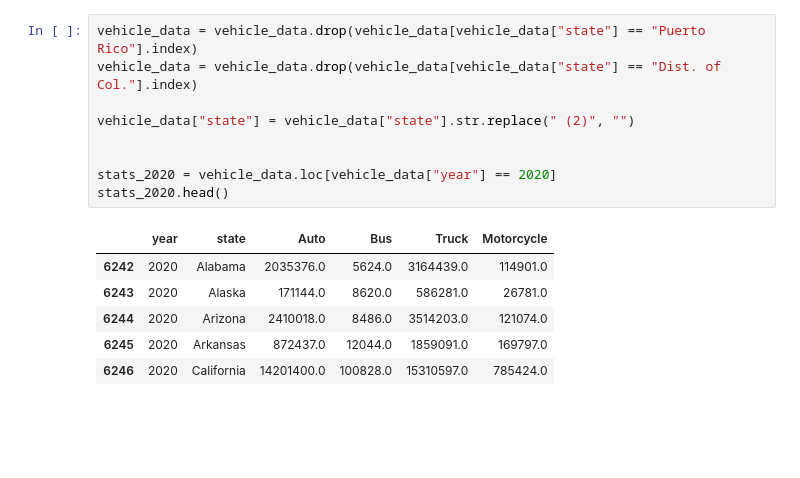
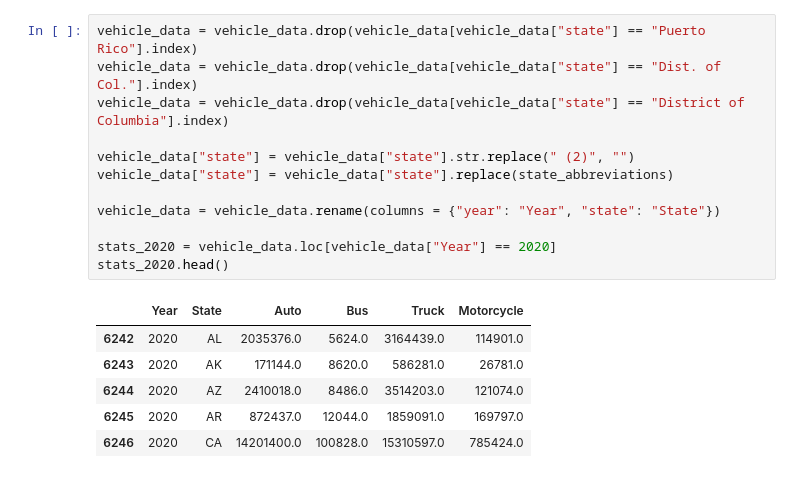
Before and after one commit to Eli80763/data-science-passion-project, a Jupyter notebook: project.ipynb, the cells around one changed output. Drawn from its saved outputs; the diff is of its cells as text; blank space fills up the shorter version.

```diff
--- a/project.ipynb
+++ b/project.ipynb
@@ -11,16 +65,19 @@ vehicle_data = pd.read_csv(file_to_load)
 # %%
 vehicle_data = vehicle_data.drop(vehicle_data[vehicle_data["state"] == "Puerto Rico"].index)
 vehicle_data = vehicle_data.drop(vehicle_data[vehicle_data["state"] == "Dist. of Col."].index)
+vehicle_data = vehicle_data.drop(vehicle_data[vehicle_data["state"] == "District of Columbia"].index)
 
 vehicle_data["state"] = vehicle_data["state"].str.replace(" (2)", "")
+vehicle_data["state"] = vehicle_data["state"].replace(state_abbreviations)
 
+vehicle_data = vehicle_data.rename(columns = {"year": "Year", "state": "State"})
 
-stats_2020 = vehicle_data.loc[vehicle_data["year"] == 2020]
+stats_2020 = vehicle_data.loc[vehicle_data["Year"] == 2020]
 stats_2020.head()
 # %% [output]
-|  | year | state | Auto | Bus | Truck | Motorcycle |
-| 6242 | 2020 | Alabama | 2035376.0 | 5624.0 | 3164439.0 | 114901.0 |
-| 6243 | 2020 | Alaska | 171144.0 | 8620.0 | 586281.0 | 26781.0 |
-| 6244 | 2020 | Arizona | 2410018.0 | 8486.0 | 3514203.0 | 121074.0 |
-| 6245 | 2020 | Arkansas | 872437.0 | 12044.0 | 1859091.0 | 169797.0 |
-| 6246 | 2020 | California | 14201400.0 | 100828.0 | 15310597.0 | 785424.0 |
+|  | Year | State | Auto | Bus | Truck | Motorcycle |
+| 6242 | 2020 | AL | 2035376.0 | 5624.0 | 3164439.0 | 114901.0 |
+| 6243 | 2020 | AK | 171144.0 | 8620.0 | 586281.0 | 26781.0 |
+| 6244 | 2020 | AZ | 2410018.0 | 8486.0 | 3514203.0 | 121074.0 |
+| 6245 | 2020 | AR | 872437.0 | 12044.0 | 1859091.0 | 169797.0 |
+| 6246 | 2020 | CA | 14201400.0 | 100828.0 | 15310597.0 | 785424.0 |
```
Also changed, not shown: parts of 7 cells of this notebook.
